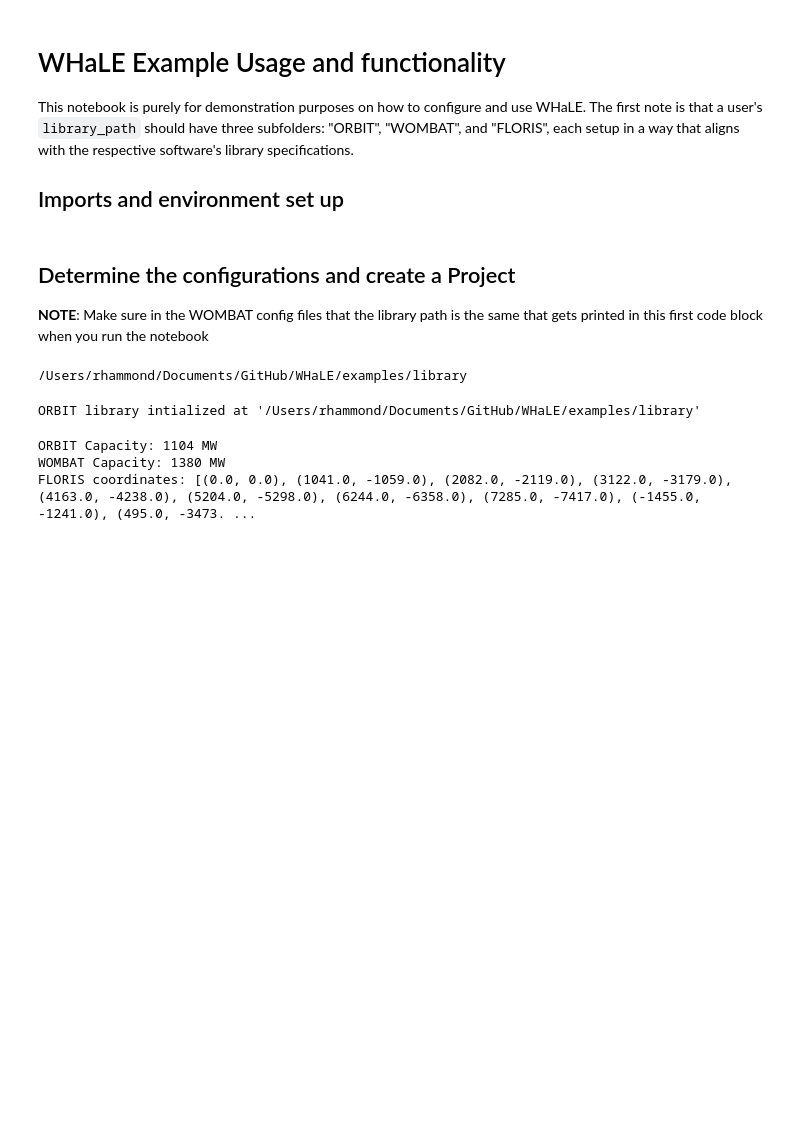
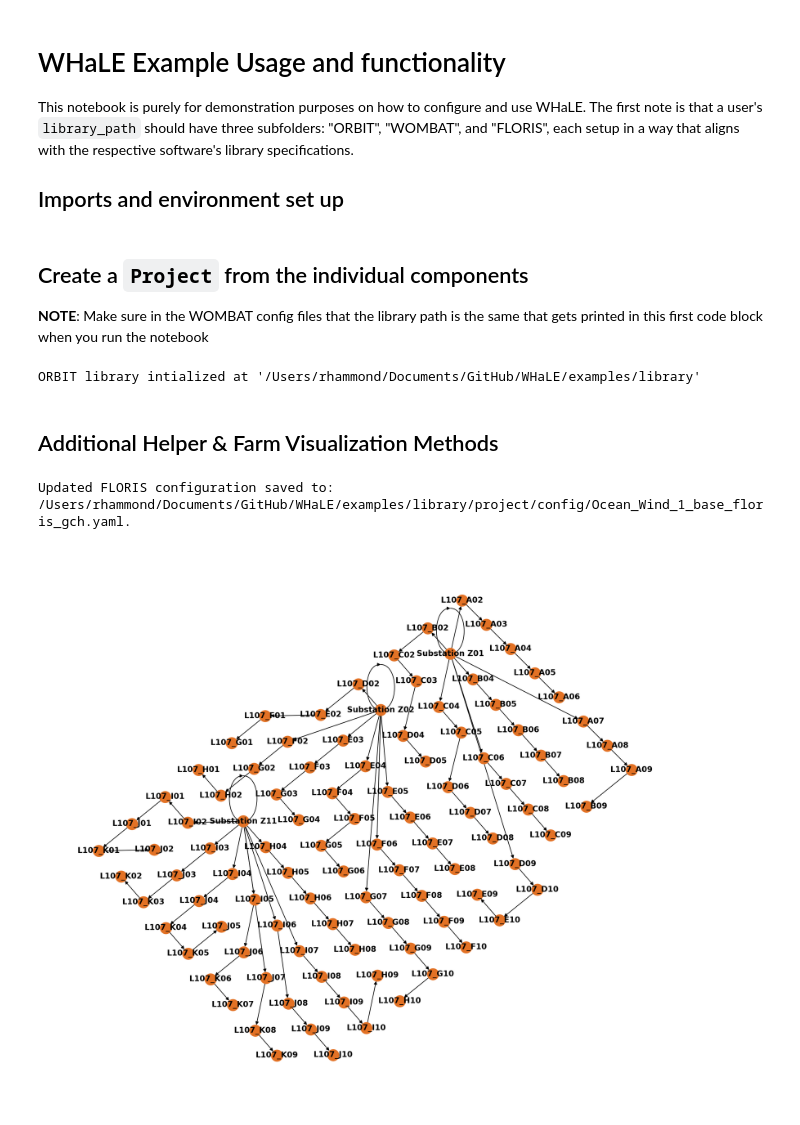
Before and after one commit to dmulash/wombat-upsizing-analysis, a Jupyter notebook: examples/How to Run WHaLe.ipynb, the cells around one changed output. Drawn from its saved outputs; the diff is of its cells as text; code cells hidden in the pictures; blank space fills up the shorter version.

```diff
--- a/examples/How to Run WHaLe.ipynb
+++ b/examples/How to Run WHaLe.ipynb
@@ -16,33 +14,51 @@ from whale import Project
 
 pd.options.display.float_format = '{:,.4f}'.format
 # %% [markdown]
-## Determine the configurations and create a Project
+## Create a `Project` from the individual components
 
 **NOTE**: Make sure in the WOMBAT config files that the library path is the same that gets printed in this first code block when you run the notebook
 # %%
+# Define where the project data lives
 library_path = Path("library").resolve()
-orbit_config = "Ocean_Wind1.yaml"
-wombat_config = "Ocean_Wind_1_100pct_reduction-90.yaml"
-floris_config = "Ocean_Wind_1_gch.yaml"
-print(library_path)
+
+# Define the file name for each simulation's configuration file
+orbit_config = "Ocean_Wind_1_base_install.yaml"
+wombat_config = "Ocean_Wind_1_base_operations.yaml"
+floris_config = "Ocean_Wind_1_base_floris_gch.yaml"
+weather_file = "ocean_wind_1_39.0_-74.0_1959_2023.csv"  # ERA5 reanalysis profile, 1959-now
-# %% [output]
-/Users/rhammond/Documents/GitHub/WHaLE/examples/library
 # %%
+# Define the model
 project = Project(
     library_path=library_path,
-    weather=library_path / "weather" / "alpha_ventus_weather_2002_2014.csv",
+    weather_profile=weather_file,
     orbit_config=orbit_config,
-    wombat_config=wombat_config,
+    wombat_config=wombat_config,  # wombat_config if running full 20 year simulation
     floris_config=floris_config,
+
+    # These allow us to connect the models appropriately
+    orbit_weather_cols=["windspeed_10m", "windspeed_100m", "wave_height"],
+    floris_windspeed="windspeed_100m",
+    floris_wind_direction="wind_direction_100m",
+    floris_x_col="floris_x",  # Column should exist, or can be created in the WOMBAT layout
+    floris_y_col="floris_y",  # Column should exist, or can be created in the WOMBAT layout
 )
 # %% [output]
 ORBIT library intialized at '/Users/rhammond/Documents/GitHub/WHaLE/examples/library'
+# %% [markdown]
+## Additional Helper & Farm Visualization Methods
+# %%
+# Method to create the distance-based x, y coordinates that will be used in FLORIS,
+# if they don't already exist, and reinitializes the FLORIS model
+project.generate_floris_positions_from_layout(
+    x_col="easting",
+    y_col="northing",
+    update_config=True,  # update the model and configuration
+    config_fname=floris_config,  # save over the original
+)
+# %% [output]
+Updated FLORIS configuration saved to: /Users/rhammond/Documents/GitHub/WHaLE/examples/library/project/config/Ocean_Wind_1_base_floris_gch.yaml.
 # %%
-# show that everything is initialized
-print(f"ORBIT Capacity: {project.orbit.capacity} MW")
-print(f"WOMBAT Capacity: {project.wombat.windfarm.capacity / 1000:.0f} MW")
-print(f"FLORIS coordinates: {list(zip(project.floris.layout_x, project.floris.layout_y))}")
+fig, ax = project.plot_farm(return_fig=True)
+fig.savefig(library_path / "results" / "ocean_wind_layout.svg")
 # %% [output]
-ORBIT Capacity: 1104 MW
-WOMBAT Capacity: 1380 MW
-FLORIS coordinates: [(0.0, 0.0), (1041.0, -1059.0), (2082.0, -2119.0), (3122.0, -3179.0), (4163.0, -4238.0), (5204.0, -5298.0), (6244.0, -6358.0), (7285.0, -7417.0), (-1455.0, -1241.0), (495.0, -3473. ...
+[figure, added]
```
Also changed, not shown: parts of 11 cells of this notebook, 3 other files.
